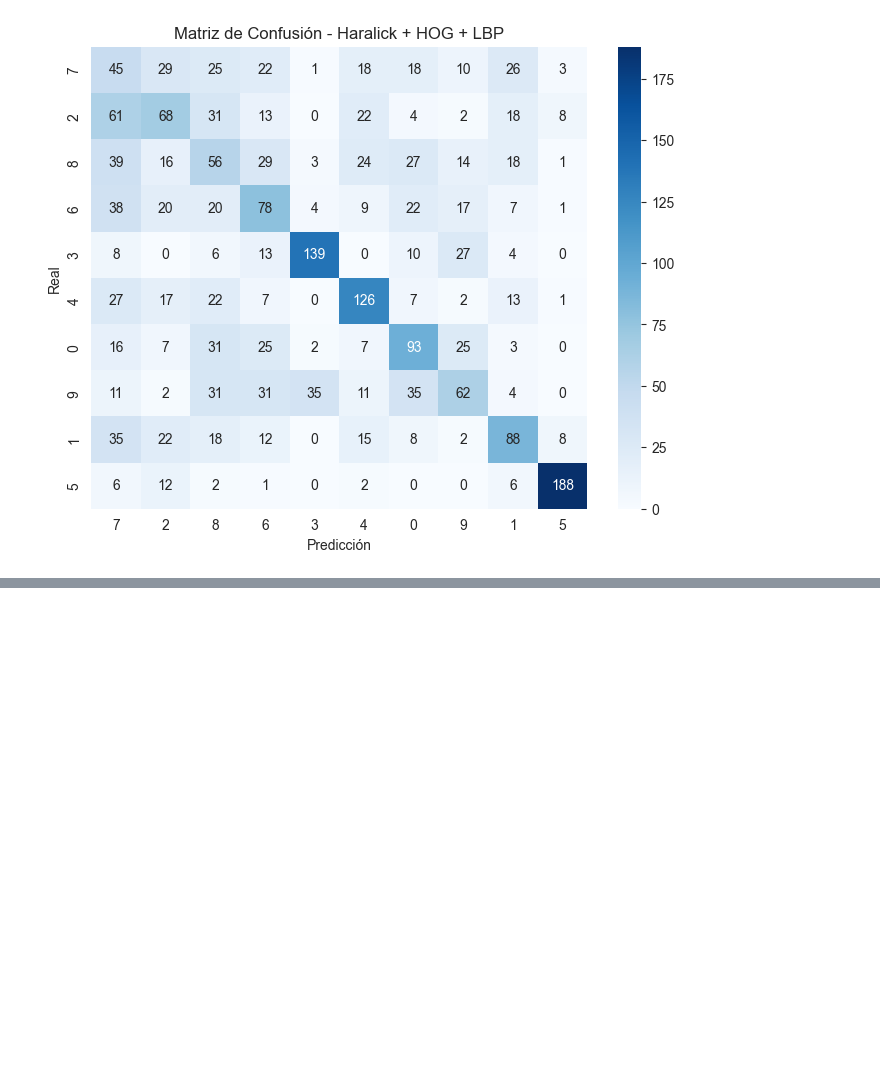
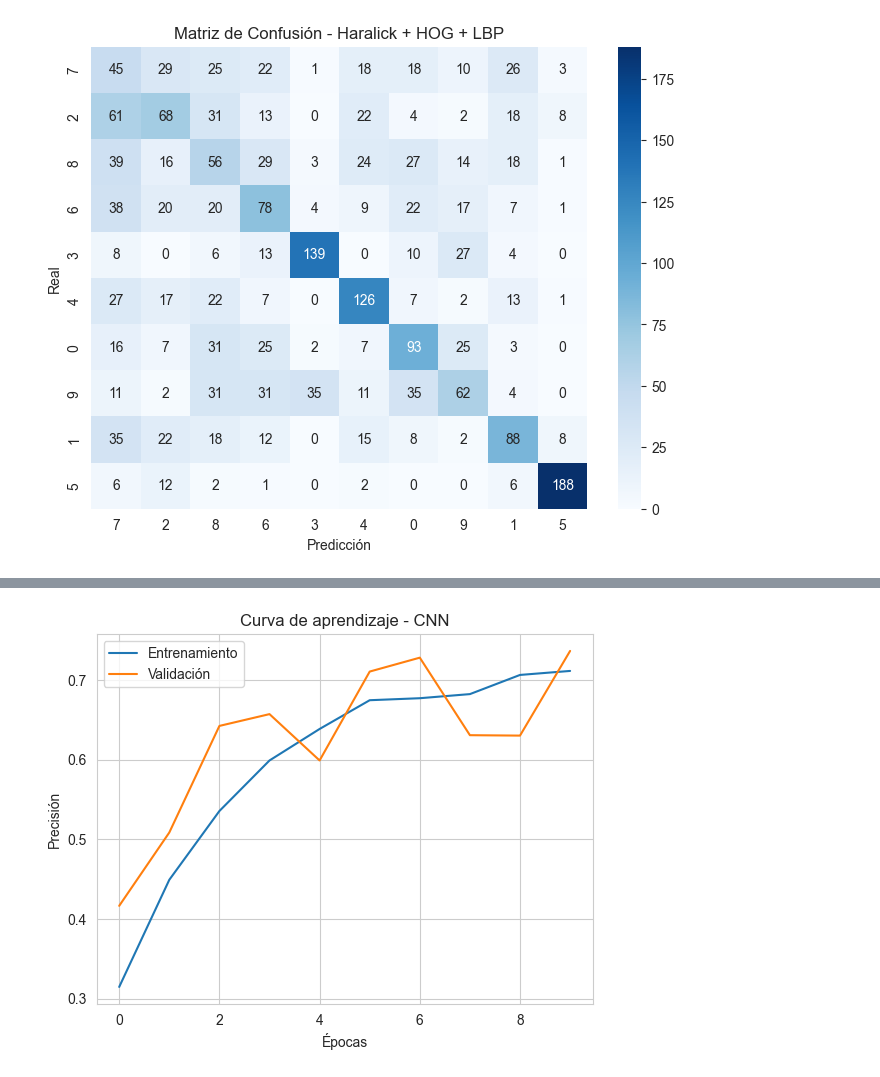
Before and after one commit to asier-ortiz/ai-course-notebooks, a Jupyter notebook: eurosat_test.ipynb, the cells around one changed output, grey strips where cells are left out. Saved outputs shown, nothing was run; the diff lists cells and outputs as text; code cells hidden in the pictures; blank space fills up the shorter version.

```diff
--- a/eurosat_test.ipynb
+++ b/eurosat_test.ipynb
@@ -381,0 +417,25 @@ plot_confusion_matrix(y_test_combined, y_pred_combined, "Haralick + HOG + LBP",
+# %%
+# Definir la arquitectura de la CNN
+model = Sequential([
+    Input(shape=(IMG_SIZE, IMG_SIZE, 3)),  # Definir la forma de entrada aquí
+
+    Conv2D(32, (3, 3), activation='relu'),
+    MaxPooling2D(pool_size=(2, 2)),
+
+    Conv2D(64, (3, 3), activation='relu'),
+    MaxPooling2D(pool_size=(2, 2)),
+
+    Conv2D(128, (3, 3), activation='relu'),
+    MaxPooling2D(pool_size=(2, 2)),
+
+    Flatten(),
+    Dense(128, activation='relu'),
+    Dropout(0.5),  # Regularización para evitar overfitting
+    Dense(NUM_CLASSES, activation='softmax')  # Clasificación multiclase
+])
+
+# Compilar el modelo
+model.compile(optimizer='adam', loss='categorical_crossentropy', metrics=['accuracy'])
+
+# Mostrar la arquitectura del modelo
+model.summary()
@@ -381,0 +464,6 @@ plot_confusion_matrix(y_test_combined, y_pred_combined, "Haralick + HOG + LBP",
+# %%
+# Dividir los datos en conjunto de entrenamiento y prueba
+X_train, X_test, y_train, y_test = train_test_split(X, y, test_size=0.2, random_state=42)
+
+# Entrenar la CNN
+history = model.fit(X_train, y_train, epochs=10, batch_size=32, validation_data=(X_test, y_test))
@@ -381,0 +499,10 @@ plot_confusion_matrix(y_test_combined, y_pred_combined, "Haralick + HOG + LBP",
+# %%
+plt.plot(history.history['accuracy'], label='Entrenamiento')
+plt.plot(history.history['val_accuracy'], label='Validación')
+plt.xlabel("Épocas")
+plt.ylabel("Precisión")
+plt.legend()
+plt.title("Curva de aprendizaje - CNN")
+plt.show()
+# %% [output]
+[figure, added]
```
Also changed, not shown: parts of 6 cells of this notebook.
